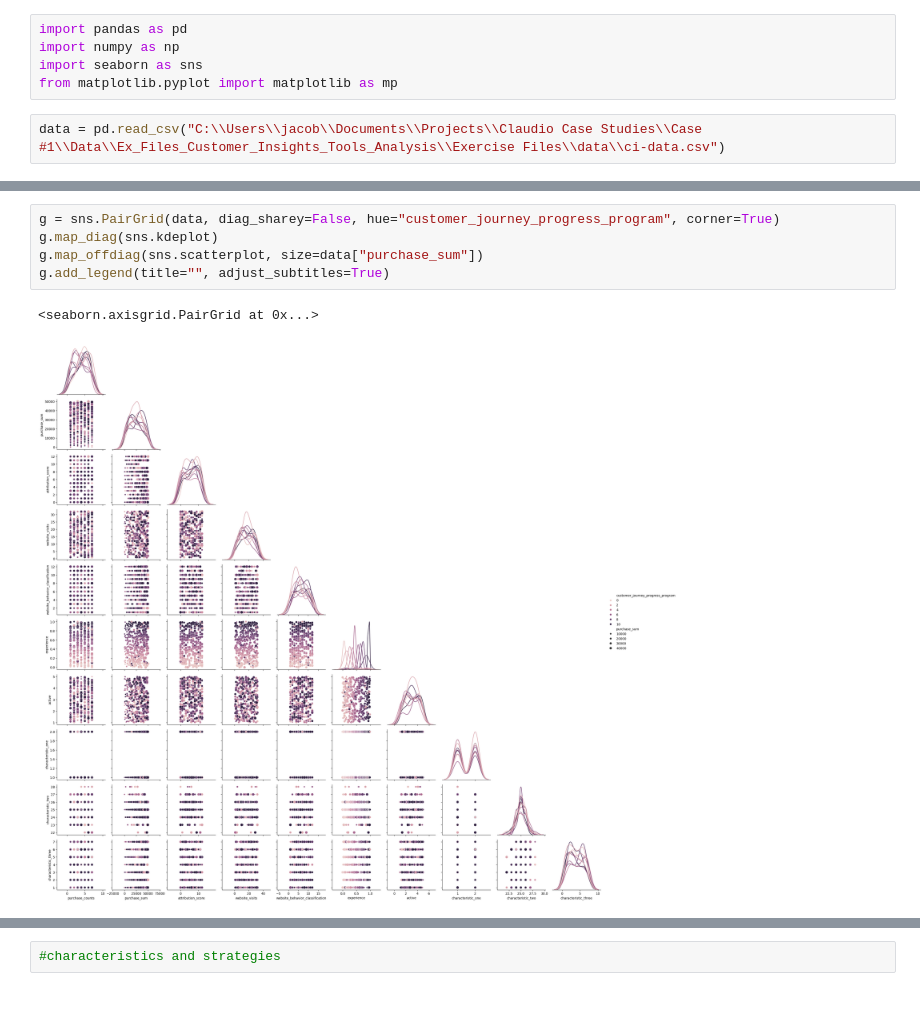
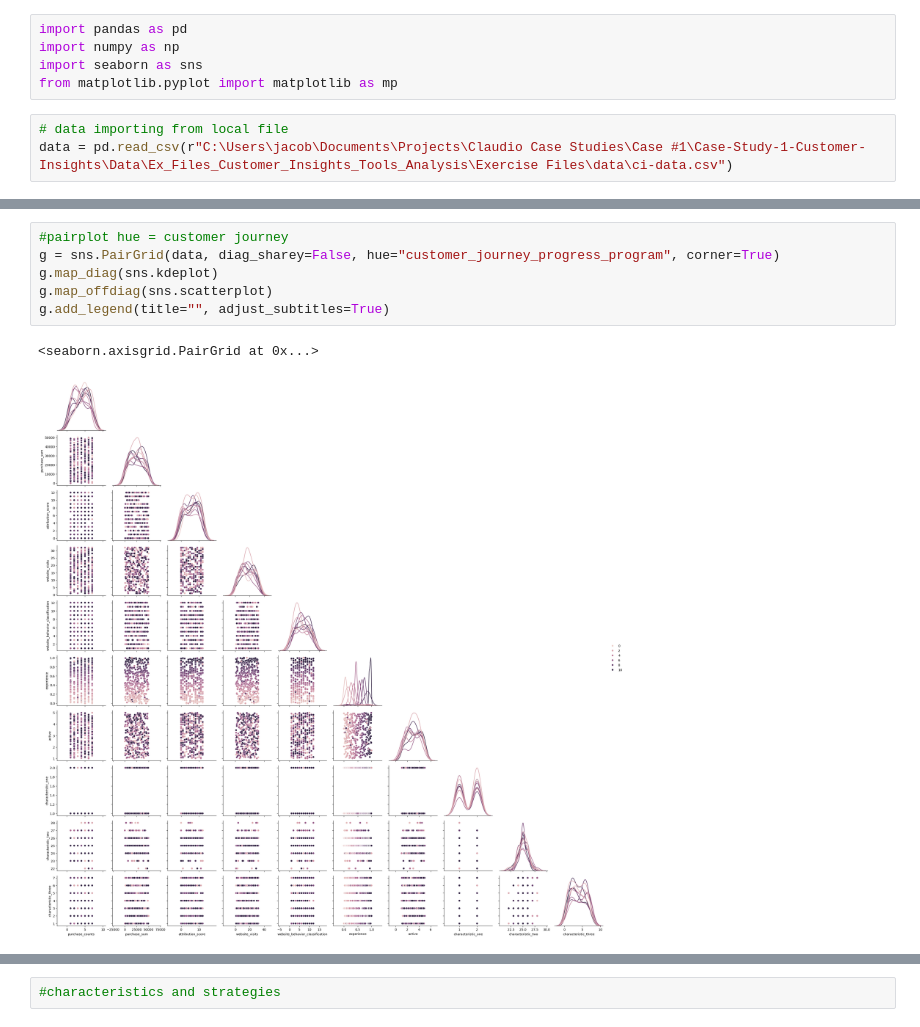
Before and after one commit to jacobcarson/Case-Study-1-Customer-Insights, a Jupyter notebook: CustomerInsights/prototype.ipynb, the cells around one changed output, grey strips where cells are left out. Cells and saved outputs as stored; diff of their text form.

```diff
--- a/CustomerInsights/prototype.ipynb
+++ b/CustomerInsights/prototype.ipynb
@@ -4,5 +4,6 @@ import numpy as np
 import seaborn as sns
 from matplotlib.pyplot import matplotlib as mp
 # %%
-data = pd.read_csv("C:\\Users\\jacob\\Documents\\Projects\\Claudio Case Studies\\Case #1\\Data\\Ex_Files_Customer_Insights_Tools_Analysis\\Exercise Files\\data\\ci-data.csv")
+# data importing from local file
+data = pd.read_csv(r"C:\Users\jacob\Documents\Projects\Claudio Case Studies\Case #1\Case-Study-1-Customer-Insights\Data\Ex_Files_Customer_Insights_Tools_Analysis\Exercise Files\data\ci-data.csv")
 # %%
@@ -30,10 +32,11 @@ Data columns (total 13 columns):
 dtypes: float64(3), int64(8), object(2)
 memory usage: 40.8+ KB
 # %%
+#pairplot hue = customer journey
 g = sns.PairGrid(data, diag_sharey=False, hue="customer_journey_progress_program", corner=True)
 g.map_diag(sns.kdeplot)
-g.map_offdiag(sns.scatterplot, size=data["purchase_sum"])
+g.map_offdiag(sns.scatterplot)
 g.add_legend(title="", adjust_subtitles=True)
 # %% [output]
 <seaborn.axisgrid.PairGrid at 0x...>
-[figure, old version]
+[figure, new version]
```
Also changed, not shown: parts of 8 cells of this notebook, 2 other files.
